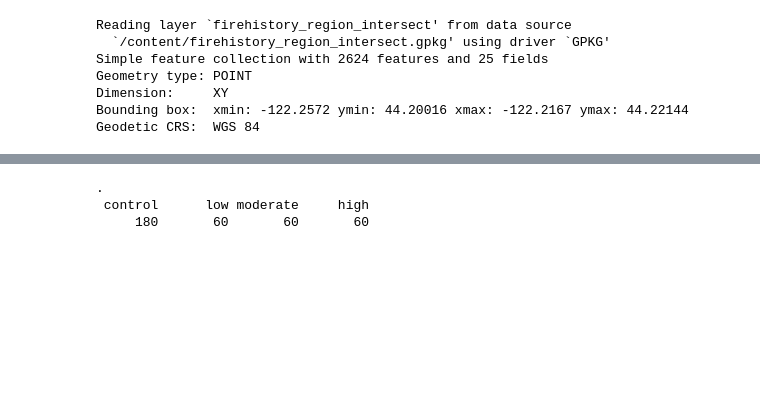
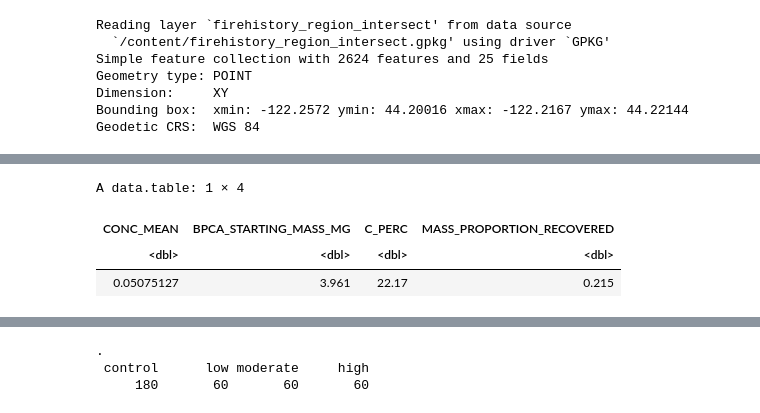
Before and after one commit to hayleypc/BPCA_HFF, a Jupyter notebook: BPCA_analysis_plotting.ipynb, the cells around one changed output, grey strips where cells are left out. Cells and saved outputs as stored; diff of their text form; code cells hidden in the pictures; blank space fills up the shorter version.

```diff
--- a/BPCA_analysis_plotting.ipynb
+++ b/BPCA_analysis_plotting.ipynb
@@ -176,3 +168,10 @@ full_bpca_exp_dt %>% names
+# %%
+full_bpca_exp_dt[3,][,.(CONC_MEAN,BPCA_STARTING_MASS_MG,C_PERC,MASS_PROPORTION_RECOVERED)]
+# %% [output]
+A data.table: 1 × 4
+| CONC_MEAN | BPCA_STARTING_MASS_MG | C_PERC | MASS_PROPORTION_RECOVERED |
+| <dbl> | <dbl> | <dbl> | <dbl> |
+| 0.05075127 | 3.961 | 22.17 | 0.215 |
 # %%
 full_bpca_exp_dt$DEPTH_UPPER  <- full_bpca_exp_dt$DEPTH %>% paste0 %>% strsplit('-') %>% lapply(function(x){x[1]}) %>% unlist %>% as.numeric
 full_bpca_exp_dt$DEPTH_LOWER  <- full_bpca_exp_dt$DEPTH %>% paste0 %>% strsplit('-') %>% lapply(function(x){x[2]}) %>% unlist %>% as.numeric
```
Also changed, not shown: parts of 10 cells of this notebook.
